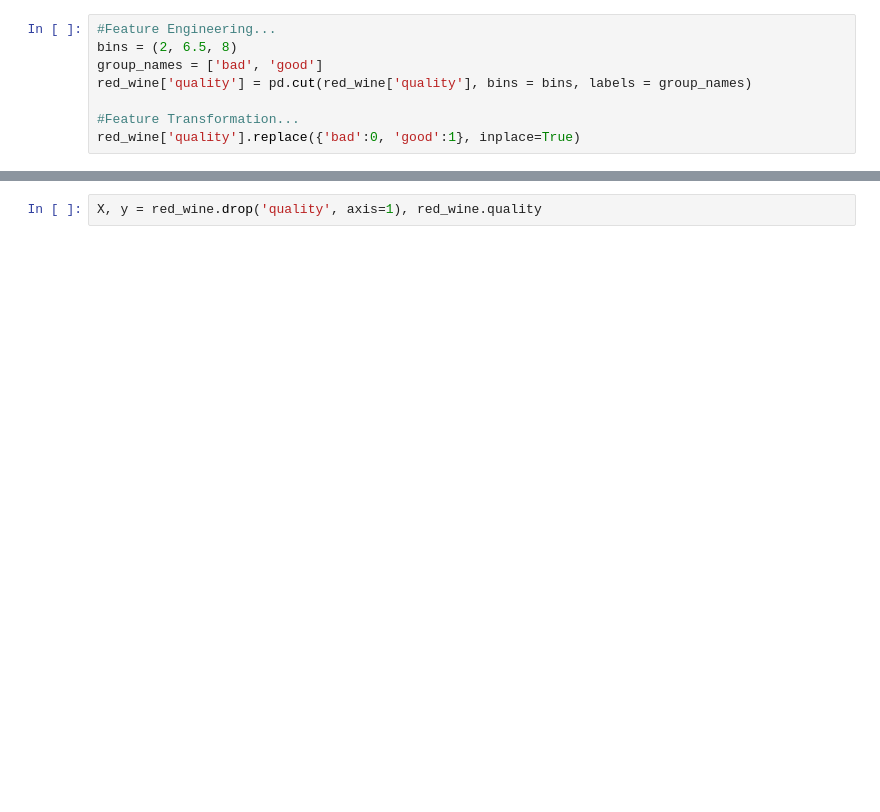
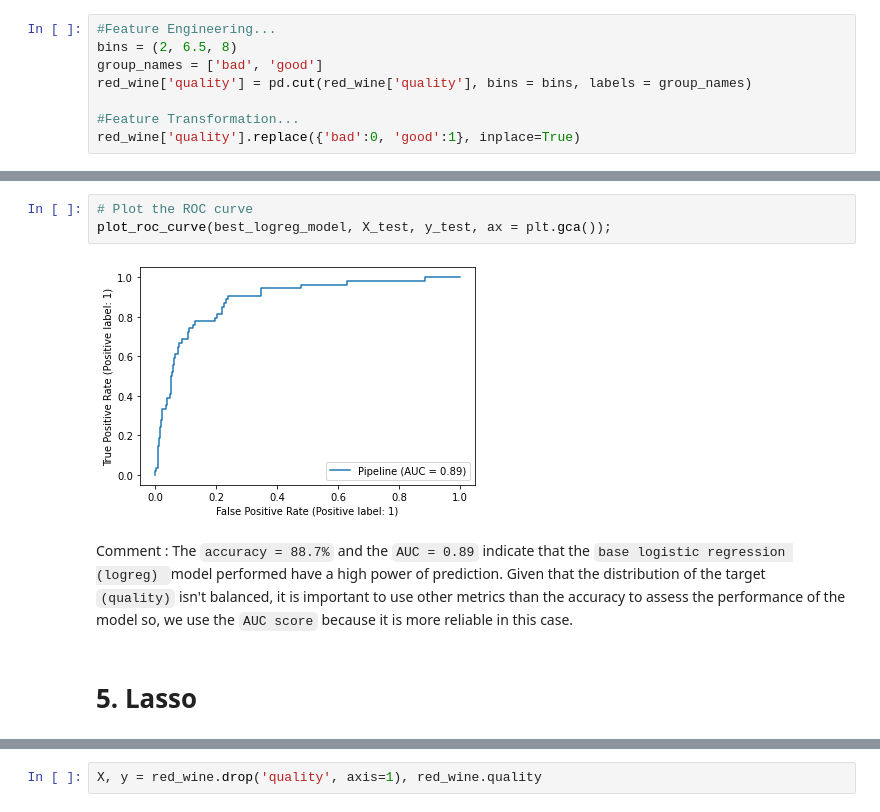
Before and after one commit to htsull/High-dimension-statistics-project, a Jupyter notebook: wine-quality.ipynb, the cells around one changed output, grey strips where cells are left out. Saved outputs shown, nothing was run; the diff lists cells and outputs as text; blank space fills up the shorter version.

```diff
--- a/wine-quality.ipynb
+++ b/wine-quality.ipynb
@@ -351,0 +281,9 @@ Index(['fixed acidity', 'volatile acidity', 'citric acid', 'residual sugar',
+# %%
+# Plot the ROC curve
+plot_roc_curve(best_logreg_model, X_test, y_test, ax = plt.gca());
+# %% [output]
+[figure, added]
+# %% [markdown]
+Comment : The `accuracy = 88.7%` and the `AUC = 0.89` indicate that the `base logistic regression (logreg) `model performed have a high power of prediction. Given that the distribution of the target `(quality)` isn't balanced, it is important to use other metrics than the accuracy to assess the performance of the model so, we use the `AUC score` because it is more reliable in this case.
+# %% [markdown]
+# 5. Lasso <a id = 'sec5'></a>
```
Also changed, not shown: parts of 126 cells of this notebook.
